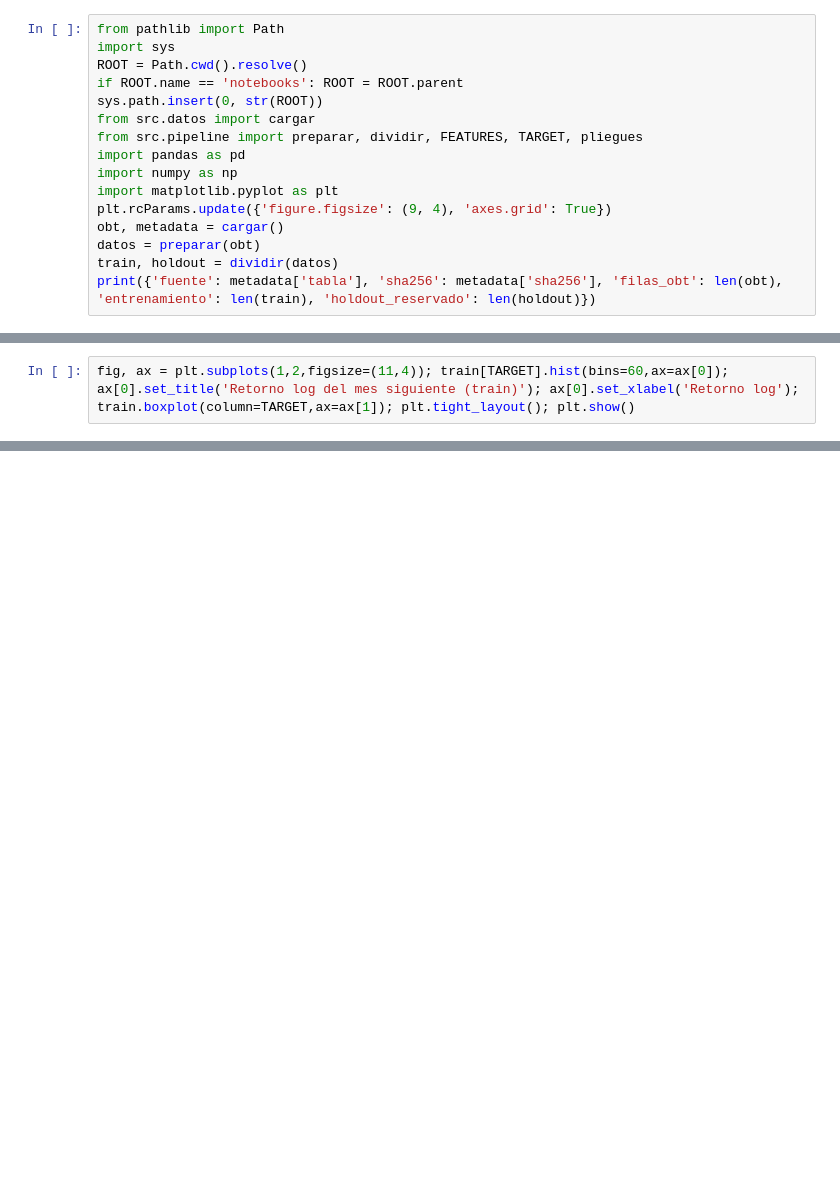
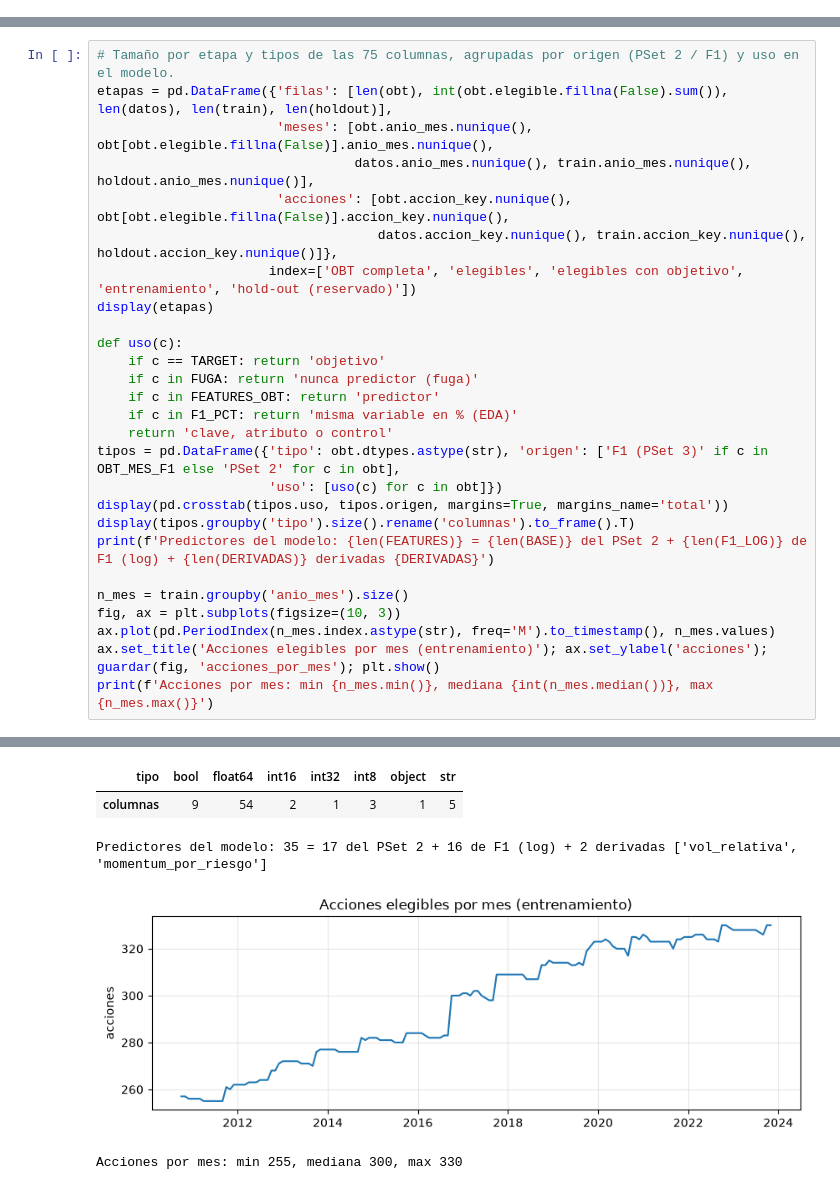
Before and after one commit to ErickNaunay/data-science-end-to-end, a Jupyter notebook: psets/pset-03/notebooks/01_eda.ipynb, the cells around one changed output, grey strips where cells are left out. Cells and saved outputs as stored; diff of their text form; blank space fills up the shorter version.

```diff
--- a/psets/pset-03/notebooks/01_eda.ipynb
+++ b/psets/pset-03/notebooks/01_eda.ipynb
@@ -3,16 +0,0 @@
-# %%
-from pathlib import Path
-import sys
-ROOT = Path.cwd().resolve()
-if ROOT.name == 'notebooks': ROOT = ROOT.parent
-sys.path.insert(0, str(ROOT))
-from src.datos import cargar
-from src.pipeline import preparar, dividir, FEATURES, TARGET, pliegues
-import pandas as pd
-import numpy as np
-import matplotlib.pyplot as plt
-plt.rcParams.update({'figure.figsize': (9, 4), 'axes.grid': True})
-obt, metadata = cargar()
-datos = preparar(obt)
-train, holdout = dividir(datos)
-print({'fuente': metadata['tabla'], 'sha256': metadata['sha256'], 'filas_obt': len(obt), 'entrenamiento': len(train), 'holdout_reservado': len(holdout)})
@@ -60,2 +0,0 @@ display(pd.DataFrame({'tipo': train.dtypes.astype(str), 'faltantes_pct': train.i
-# %%
-fig, ax = plt.subplots(1,2,figsize=(11,4)); train[TARGET].hist(bins=60,ax=ax[0]); ax[0].set_title('Retorno log del mes siguiente (train)'); ax[0].set_xlabel('Retorno log'); train.boxplot(column=TARGET,ax=ax[1]); plt.tight_layout(); plt.show()
@@ -63,0 +81,28 @@ fig, ax = plt.subplots(1,2,figsize=(11,4)); train[TARGET].hist(bins=60,ax=ax[0])
+# %%
+# Tamaño por etapa y tipos de las 75 columnas, agrupadas por origen (PSet 2 / F1) y uso en el modelo.
+etapas = pd.DataFrame({'filas': [len(obt), int(obt.elegible.fillna(False).sum()), len(datos), len(train), len(holdout)],
+                       'meses': [obt.anio_mes.nunique(), obt[obt.elegible.fillna(False)].anio_mes.nunique(),
+                                 datos.anio_mes.nunique(), train.anio_mes.nunique(), holdout.anio_mes.nunique()],
+                       'acciones': [obt.accion_key.nunique(), obt[obt.elegible.fillna(False)].accion_key.nunique(),
+                                    datos.accion_key.nunique(), train.accion_key.nunique(), holdout.accion_key.nunique()]},
+                      index=['OBT completa', 'elegibles', 'elegibles con objetivo', 'entrenamiento', 'hold-out (reservado)'])
+display(etapas)
+
+def uso(c):
+    if c == TARGET: return 'objetivo'
+    if c in FUGA: return 'nunca predictor (fuga)'
+    if c in FEATURES_OBT: return 'predictor'
+    if c in F1_PCT: return 'misma variable en % (EDA)'
+    return 'clave, atributo o control'
+tipos = pd.DataFrame({'tipo': obt.dtypes.astype(str), 'origen': ['F1 (PSet 3)' if c in OBT_MES_F1 else 'PSet 2' for c in obt],
+                      'uso': [uso(c) for c in obt]})
+display(pd.crosstab(tipos.uso, tipos.origen, margins=True, margins_name='total'))
+display(tipos.groupby('tipo').size().rename('columnas').to_frame().T)
+print(f'Predictores del modelo: {len(FEATURES)} = {len(BASE)} del PSet 2 + {len(F1_LOG)} de F1 (log) + {len(DERIVADAS)} derivadas {DERIVADAS}')
+
+n_mes = train.groupby('anio_mes').size()
+fig, ax = plt.subplots(figsize=(10, 3))
+ax.plot(pd.PeriodIndex(n_mes.index.astype(str), freq='M').to_timestamp(), n_mes.values)
+ax.set_title('Acciones elegibles por mes (entrenamiento)'); ax.set_ylabel('acciones'); guardar(fig, 'acciones_por_mes'); plt.show()
+print(f'Acciones por mes: min {n_mes.min()}, mediana {int(n_mes.median())}, max {n_mes.max()}')
+# %% [output]
@@ -63,0 +123,5 @@ fig, ax = plt.subplots(1,2,figsize=(11,4)); train[TARGET].hist(bins=60,ax=ax[0])
+| tipo | bool | float64 | int16 | int32 | int8 | object | str |
+| columnas | 9 | 54 | 2 | 1 | 3 | 1 | 5 |
+Predictores del modelo: 35 = 17 del PSet 2 + 16 de F1 (log) + 2 derivadas ['vol_relativa', 'momentum_por_riesgo']
+[figure, added]
+Acciones por mes: min 255, mediana 300, max 330
```
Also changed, not shown: parts of 34 cells of this notebook, 25 other files.
